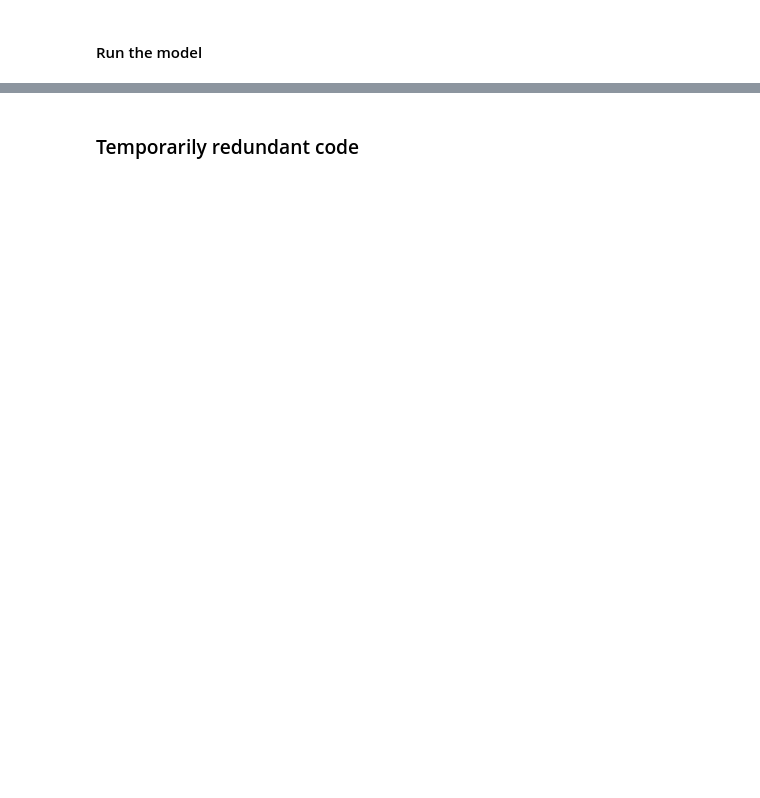
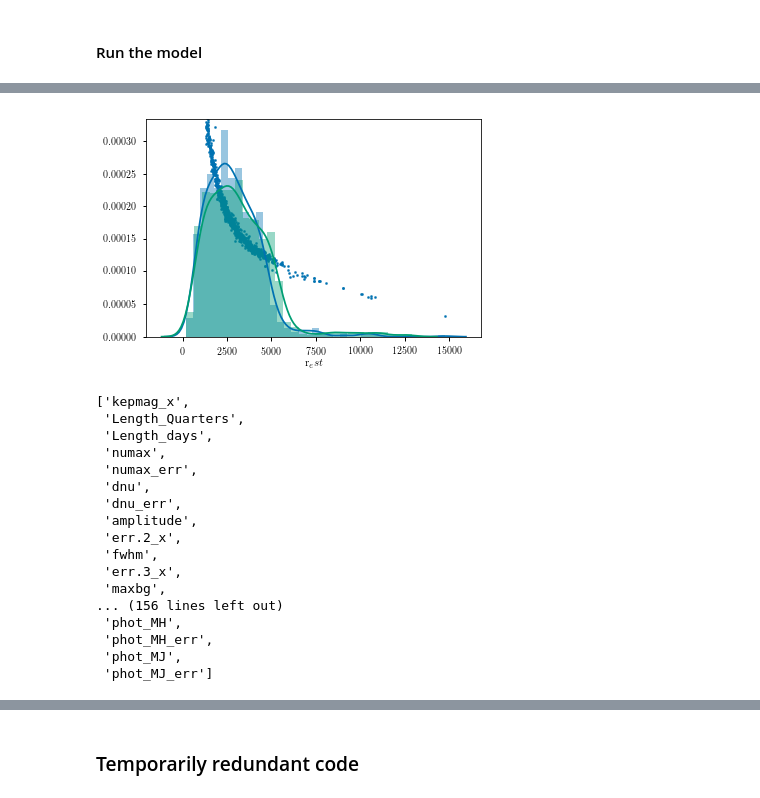
Before and after one commit to ojhall94/GAIA, a Jupyter notebook: hbmm_yu18_gaia.ipynb, the cells around one changed output, grey strips where cells are left out. Saved outputs shown, nothing was run; the diff lists cells and outputs as text; code cells hidden in the pictures; blank space fills up the shorter version.

```diff
--- a/hbmm_yu18_gaia.ipynb
+++ b/hbmm_yu18_gaia.ipynb
@@ -220,6 +221,7 @@ sigo = (np.median(fit['sigo']))
 Q = np.median(fit['Q'])
 Minfd = np.median(fit['M_infd'],axis=0)
 rinfd = np.median(fit['r_infd'],axis=0)
+Linfd = np.median(fit['L'],axis=0)
 # tpp = fit['post_prob']
 # bpp = fit['bg_pp']
 # post_prob = np.sum(tpp,axis=0)/tpp.shape[0]
@@ -262,0 +268,29 @@ plt.show()
+# %%
+L = Linfd
+r = sel.r_est
+prior = (1/(2*L**3)) * (r*r) * np.exp(-r/L)
+
+sns.distplot(r)
+sns.distplot(rinfd)
+plt.scatter(r,prior,s=5)
+plt.show()
+list(df)
+# %% [output]
+[figure, added]
+['kepmag_x',
+ 'Length_Quarters',
+ 'Length_days',
+ 'numax',
+ 'numax_err',
+ 'dnu',
+ 'dnu_err',
+ 'amplitude',
+ 'err.2_x',
+ 'fwhm',
+ 'err.3_x',
+ 'maxbg',
+... (156 lines left out)
+ 'phot_MH',
+ 'phot_MH_err',
+ 'phot_MJ',
+ 'phot_MJ_err']
```
Also changed, not shown: parts of 11 cells of this notebook.
